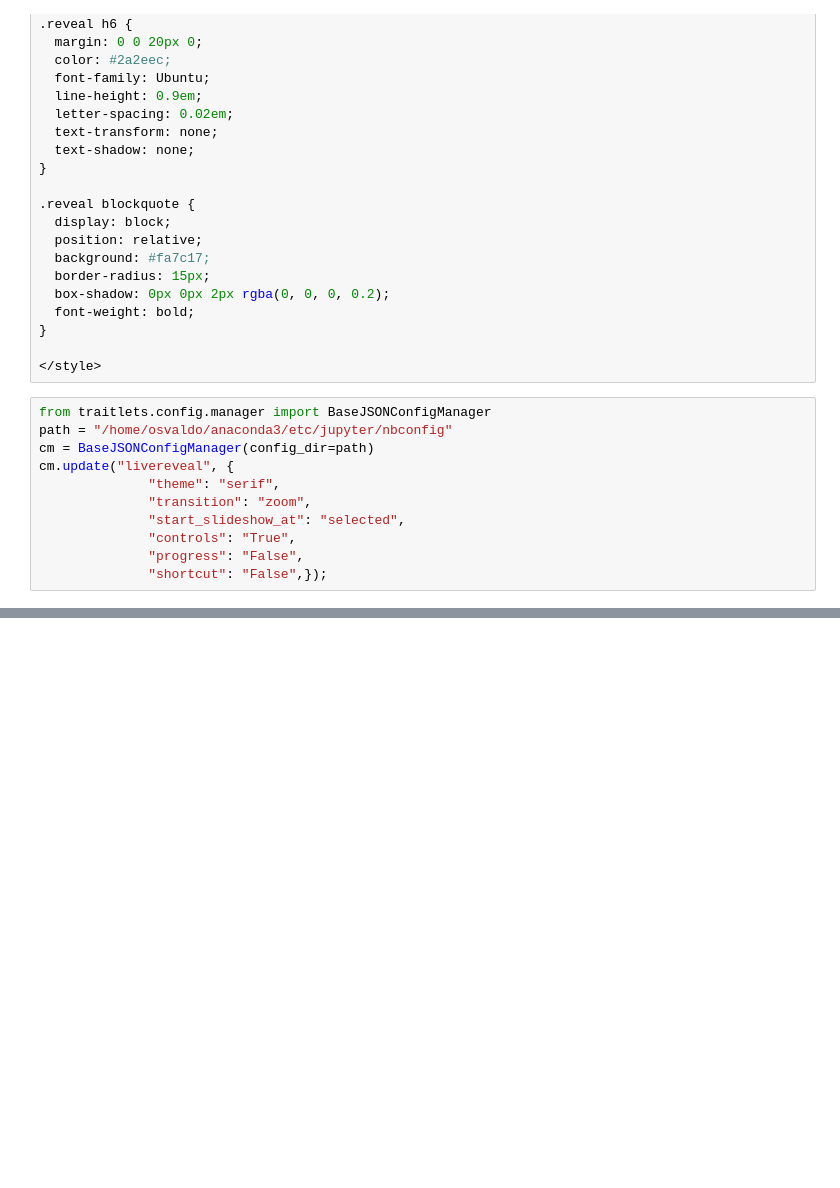
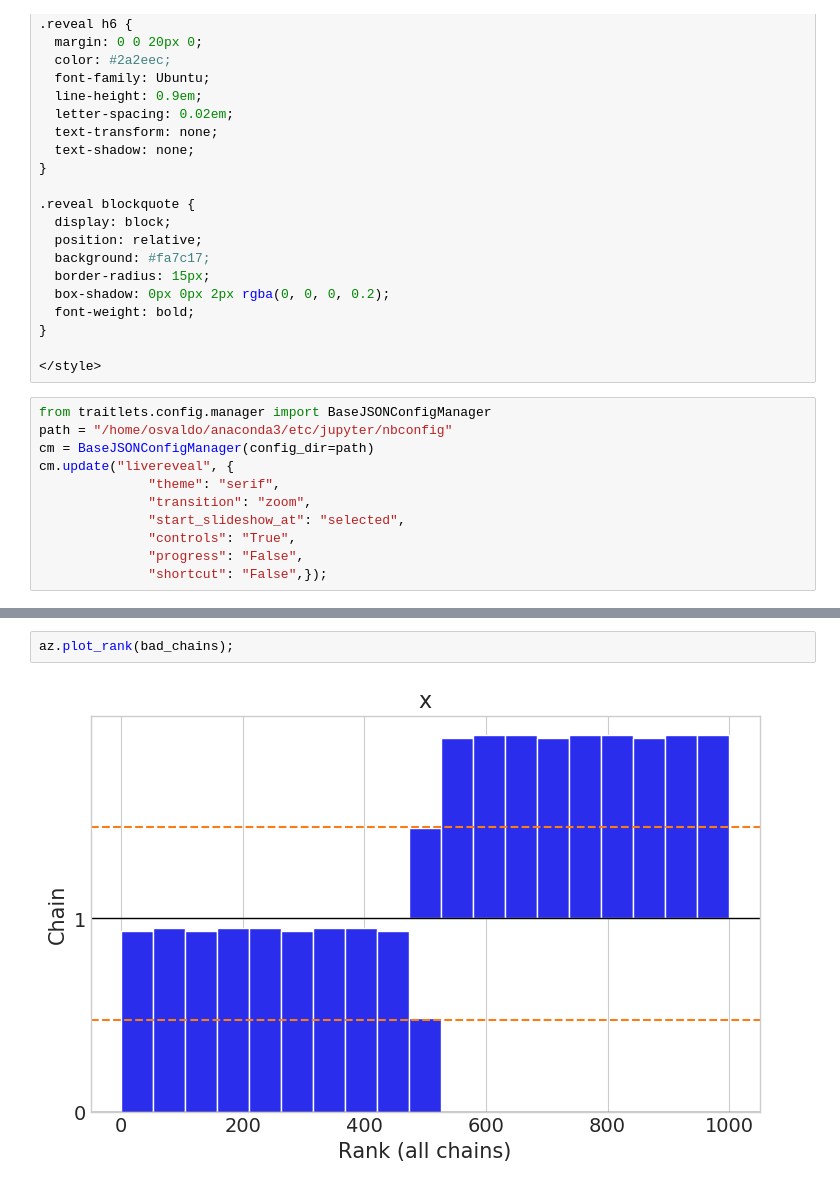
Before and after one commit to Grupo-de-modelado-probabilista/modelado_bayesiano, a Jupyter notebook: diapo/taller_03.ipynb, the cells around one changed output, grey strips where cells are left out. Drawn from its saved outputs; the diff is of its cells as text; blank space fills up the shorter version.

```diff
--- a/diapo/taller_03.ipynb
+++ b/diapo/taller_03.ipynb
@@ -174,0 +258,4 @@ Trace plots can help diagnose:
+# %%
+az.plot_rank(bad_chains);
+# %% [output]
+[figure, added]
```
Also changed, not shown: parts of 39 cells of this notebook, 3 other files.
